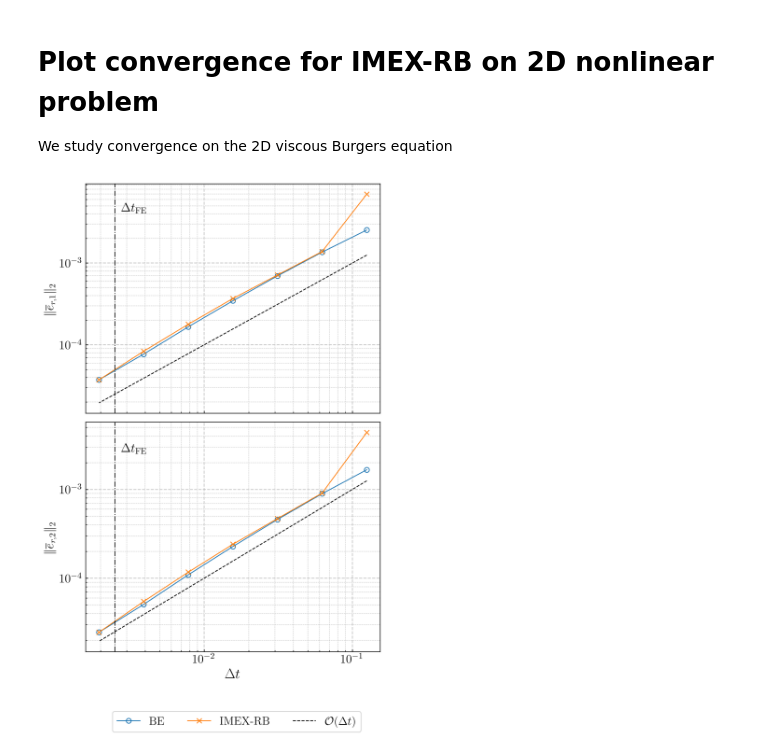
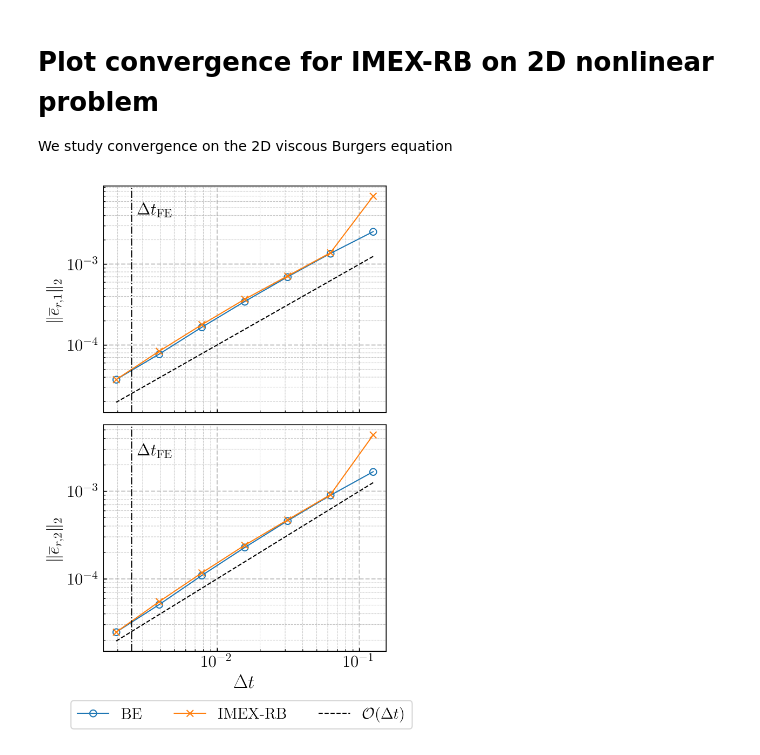
Before and after one commit to Fra-Sala/IMEX-RB, a Jupyter notebook: postprocessing/Burgers2D/convergence.ipynb, the cells around one changed output. Saved outputs shown, nothing was run; the diff lists cells and outputs as text; code cells hidden in the pictures.

```diff
--- a/postprocessing/Burgers2D/convergence.ipynb
+++ b/postprocessing/Burgers2D/convergence.ipynb
@@ -31,7 +31,7 @@ methods = ['BE', 'IMEX-RB']
 markers_list = ['o', 'x']
 fill_list = ['none', 'full']
 
-fig, axes = plt.subplots(2, 1, figsize=(6, 9), sharex=True)
+fig, axes = plt.subplots(2, 1, figsize=(4.5, 6.75), sharex=True)
 
 for comp in range(errors_l2[methods[0]].shape[0]):
     ax = axes[comp]
@@ -59,32 +59,32 @@ for comp in range(errors_l2[methods[0]].shape[0]):
         ax.get_ylim()[1] * 0.5,
         rf'$\Delta t_{{\mathrm{{FE}}}}$',
         rotation=0,
         verticalalignment='center',
         color='k',
         fontsize=15
     )
     ax.grid(which='major', linestyle='--', linewidth=1)
     ax.minorticks_on()
     ax.grid(which='minor', linestyle='--', linewidth=0.5)
     ax.tick_params(axis='both', which='major', labelsize=15)
     if comp == 1:
         ax.set_xlabel(r'$\Delta t$', fontsize=17)
     ax.set_ylabel(rf'$\|\overline{{e}}_{{r,{comp+1}}}\|_2$', fontsize=15)
 
 handles, labels = axes[0].get_legend_handles_labels()
 fig.legend(
     handles,
     labels,
-    bbox_to_anchor=(0.57, -0.0),
+    bbox_to_anchor=(0.57, 0.05),
     loc='upper center',
     ncol=3,
     fontsize=14
 )
 
 plt.tight_layout(rect=[0, 0.03, 1, 1])
 out_file = os.path.join(plots_dir, f'{problem_name}_convergence_combined.pdf')
 plt.savefig(out_file, bbox_inches='tight', dpi=400)
 plt.show()
 plt.close()
 # %% [output]
-[figure, old version]
+[figure, new version]
```
Also changed, not shown: 5 other files.
